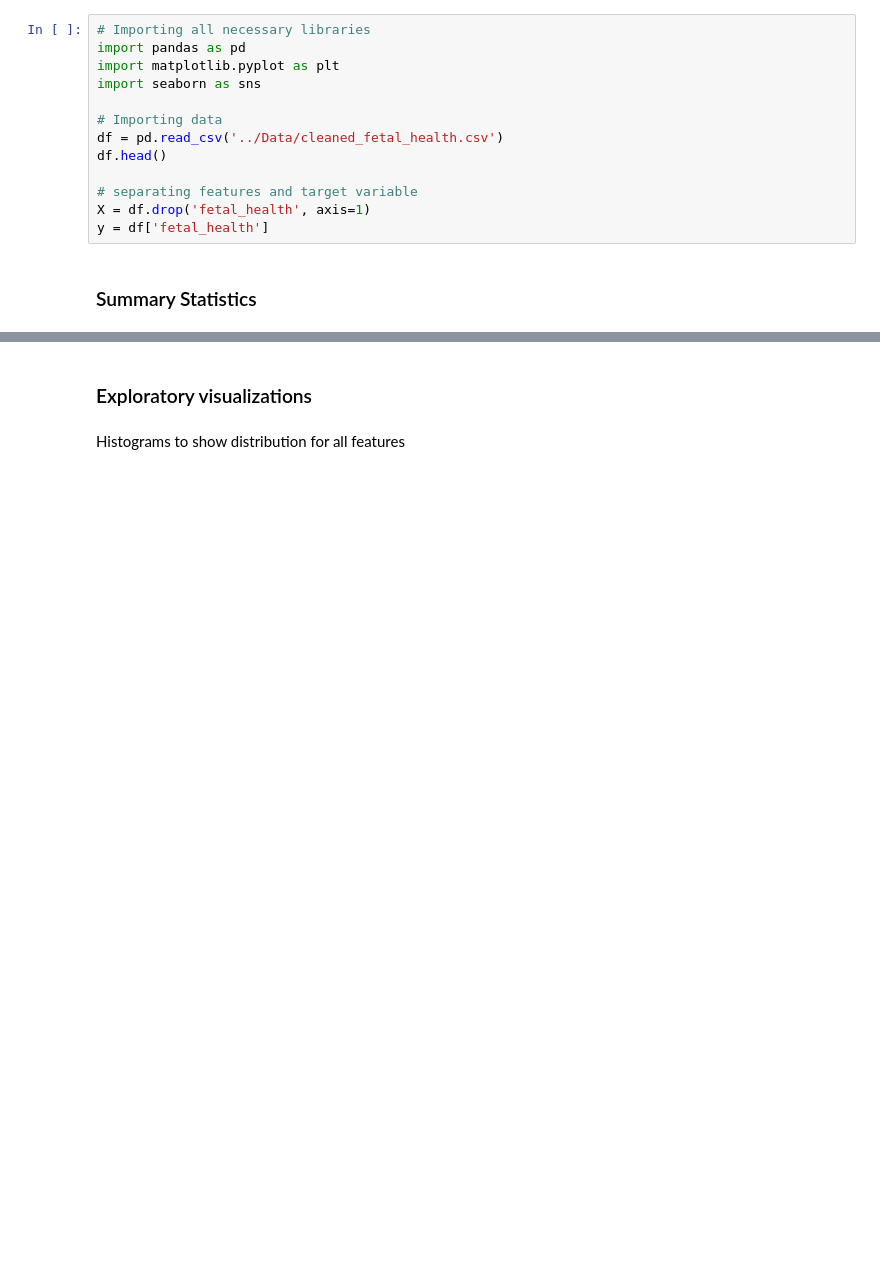
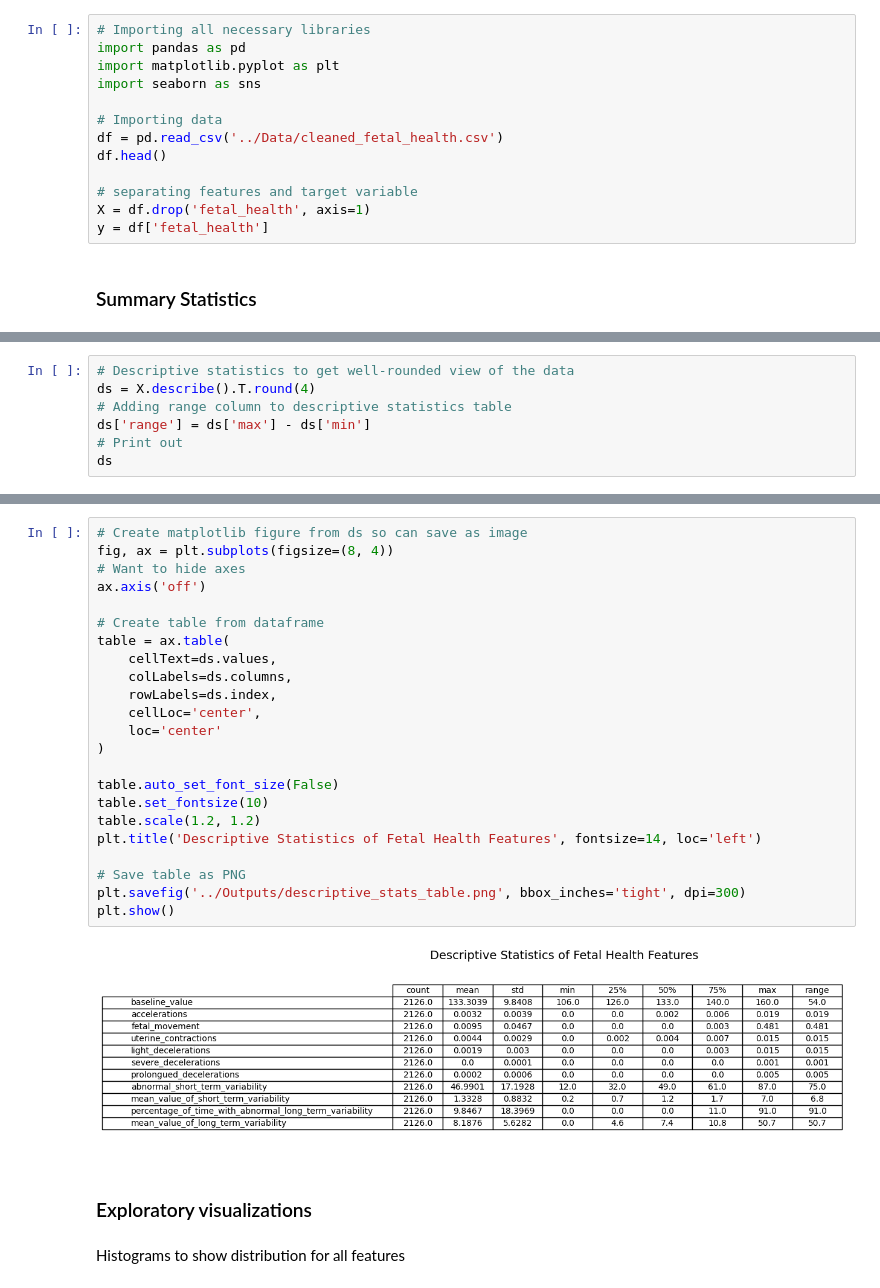
Before and after one commit to ivasslides/DS4021-Final-Project, a Jupyter notebook: Notebooks/descriptive.ipynb, the cells around one changed output, grey strips where cells are left out. Saved outputs shown, nothing was run; the diff lists cells and outputs as text; blank space fills up the shorter version.

```diff
--- a/Notebooks/descriptive.ipynb
+++ b/Notebooks/descriptive.ipynb
@@ -41,0 +18,7 @@ mean_value_of_long_term_variability: Mean = 8.188, SD = 5.628
+# %%
+# Descriptive statistics to get well-rounded view of the data
+ds = X.describe().T.round(4)
+# Adding range column to descriptive statistics table
+ds['range'] = ds['max'] - ds['min']
+# Print out
+ds
@@ -42,3 +38,28 @@ mean_value_of_long_term_variability: Mean = 8.188, SD = 5.628
+# %%
+# Create matplotlib figure from ds so can save as image
+fig, ax = plt.subplots(figsize=(8, 4))
+# Want to hide axes
+ax.axis('off')
+
+# Create table from dataframe
+table = ax.table(
+    cellText=ds.values,
+    colLabels=ds.columns,
+    rowLabels=ds.index,
+    cellLoc='center',
+    loc='center'
+)
+
+table.auto_set_font_size(False)
+table.set_fontsize(10)
+table.scale(1.2, 1.2)
+plt.title('Descriptive Statistics of Fetal Health Features', fontsize=14, loc='left')
+
+# Save table as PNG
+plt.savefig('../Outputs/descriptive_stats_table.png', bbox_inches='tight', dpi=300)
+plt.show()
+# %% [output]
+[figure, added]
 # %% [markdown]
 ### Exploratory visualizations
 # %% [markdown]
```
Also changed, not shown: parts of 8 cells of this notebook, 7 other files.
